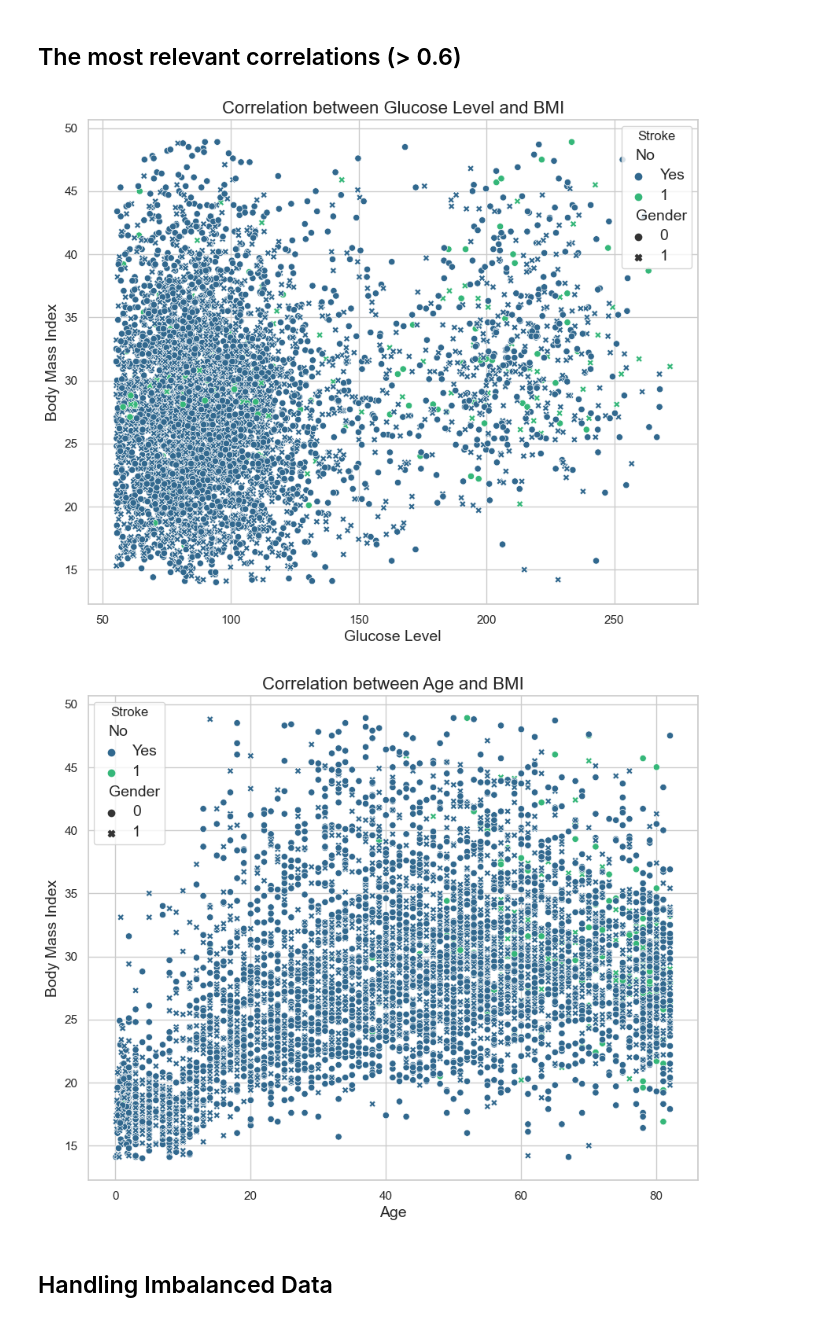
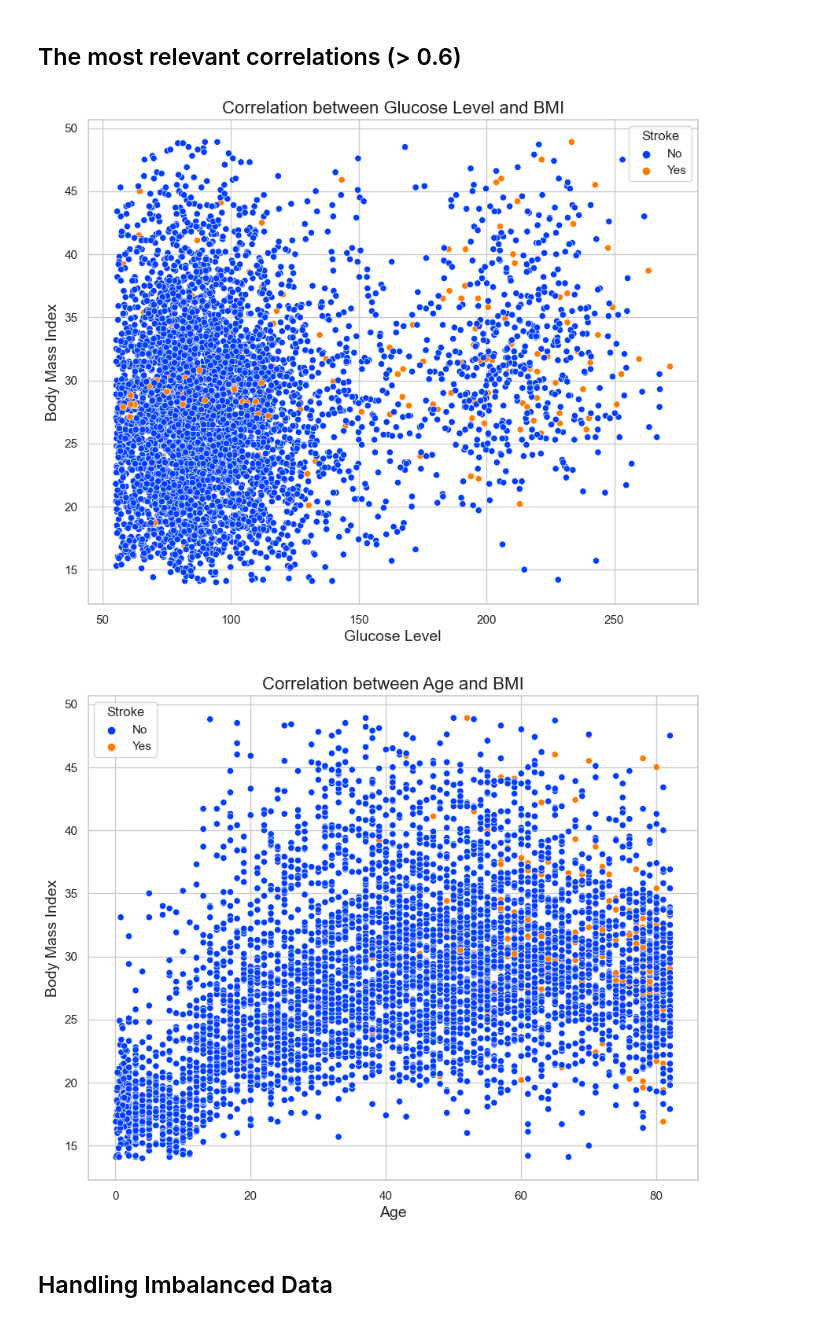
Before and after one commit to heitorgaf/Strategic-Thinking--CA, a Jupyter notebook: StratThink_HDipData_CA1.ipynb, the cells around one changed output. Saved outputs shown, nothing was run; the diff lists cells and outputs as text; code cells hidden in the pictures.

```diff
--- a/StratThink_HDipData_CA1.ipynb
+++ b/StratThink_HDipData_CA1.ipynb
@@ -228,6 +230,6 @@ plt.show()  # Display subplots
 # %%
 # Define the color palette as 'icefire'
-sns.set_palette("viridis")
+sns.set_palette("pastel")
 
 fig, axes = plt.subplots(nrows=1, ncols=3, figsize=(17, 6))  # Define subplot parameters
 axes = axes.flatten()  # Flatten the axes array to make it easier to iterate over
@@ -249,9 +251,6 @@ plt.show()  # Display subplots
 # %% [output]
 [figure]
 # %%
-# Define the 'Icefire' color palette
-sns.set_palette("Set2")
-
 fig, axes = plt.subplots(nrows=1, ncols=3, figsize=(15, 5))  # Define subplot parameters
 axes = axes.flatten()  # Flatten the axes array to make it easier to iterate over
 
@@ -260,7 +259,7 @@ sns.set(style="whitegrid")
 
 # Iterate over each numerical column of the dataframe, creating a subplot
 for i, col in enumerate(df[num_cols]):
-    sns.boxplot(x=col, data=df, ax=axes[i], palette=sns.color_palette('viridis'))
+    sns.boxplot(x=col, data=df, ax=axes[i], palette=sns.color_palette('pastel'))
 
     # Set the title and font size
     axes[i].set_title(col, fontsize=16)
@@ -300,7 +304,7 @@ Age               -0.144001
 dtype: float64
 # %%
 # Define the 'Icefire' color palette
-sns.set_palette("viridis")
+sns.set_palette("pastel")
 
 # Sort the skew values in descending order
 df_skew_sorted = df_skew.sort_values(ascending=False)
@@ -408,7 +412,7 @@ sns.set(style="whitegrid")
 plt.figure(figsize=(10, 8))
 
 # Create the scatterplot
-scatterplot = sns.scatterplot(data=df, x="Glucose Level", y="Body Mass Index", hue="Stroke", style="Gender", palette="viridis")
+scatterplot = sns.scatterplot(data=df, x="Glucose Level", y="Body Mass Index", hue="Stroke", palette="bright")
 
 # Set labels and title
 plt.xlabel("Glucose Level", fontsize=14)
@@ -418,44 +422,40 @@ plt.title("Correlation between Glucose Level and BMI", fontsize=16)
 # Customize the legend
 legend = scatterplot.get_legend()
 legend.set_title("Stroke")
-for text in legend.get_texts():
-    text.set_fontsize(14)
 
-# Add a legend title for "Gender"
+# Add a legend title for "Stroke"
 scatterplot.get_legend().set_title("Stroke")
 scatterplot.get_legend().get_texts()[0].set_text("No")
 scatterplot.get_legend().get_texts()[1].set_text("Yes")
 
 plt.show()
 # %% [output]
-[figure, old version]
+[figure, new version]
 # %%
 # Set the style and figure size
 sns.set(style="whitegrid")
 plt.figure(figsize=(10, 8))
 
 # Create the scatterplot
-scatterplot = sns.scatterplot(data=df, x="Age", y="Body Mass Index", hue="Stroke", style="Gender", palette="viridis")
+scatterplot = sns.scatterplot(data=df, x="Age", y="Body Mass Index", hue="Stroke", palette="bright")
 
 # Set labels and title
 plt.xlabel("Age", fontsize=14)
 plt.ylabel("Body Mass Index", fontsize=14)
 plt.title("Correlation between Age and BMI", fontsize=16)
 
 # Customize the legend
 legend = scatterplot.get_legend()
 legend.set_title("Stroke")
-for text in legend.get_texts():
-    text.set_fontsize(14)
 
-# Add a legend title for "Gender"
+# Add a legend title for "Stroke"
 scatterplot.get_legend().set_title("Stroke")
 scatterplot.get_legend().get_texts()[0].set_text("No")
 scatterplot.get_legend().get_texts()[1].set_text("Yes")
 
 plt.show()
 # %% [output]
-[figure, old version]
+[figure, new version]
 # %% [markdown]
 ## Handling Imbalanced Data
 # %%
```
Also changed, not shown: parts of 21 cells of this notebook.
